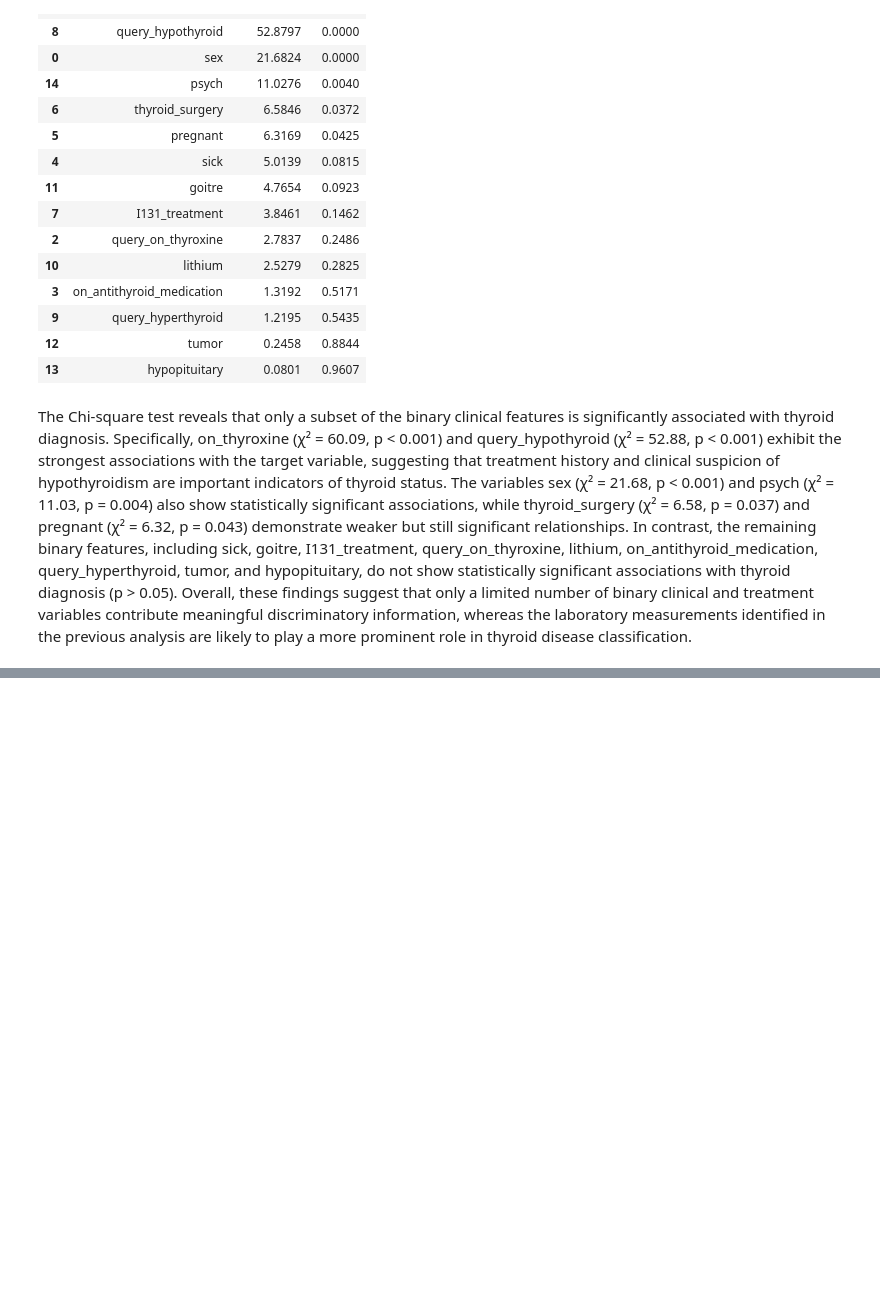
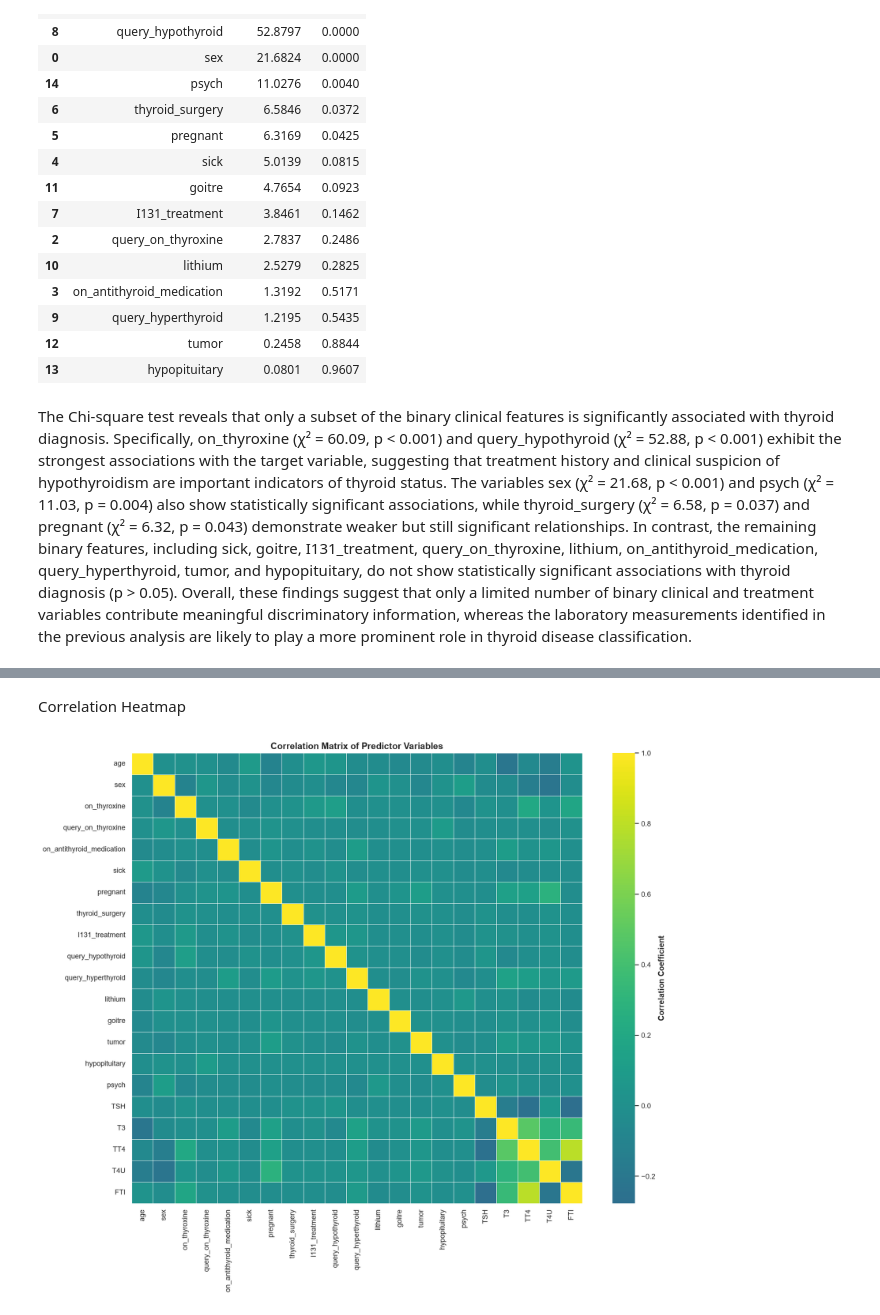
Before and after one commit to byegond-beep/Multi-class-Thyroid-Disease-Classification, a Jupyter notebook: notebook.ipynb, the cells around one changed output, grey strips where cells are left out. Saved outputs shown, nothing was run; the diff lists cells and outputs as text; code cells hidden in the pictures; blank space fills up the shorter version.

```diff
--- a/notebook.ipynb
+++ b/notebook.ipynb
@@ -911,0 +922,7 @@ The Chi-square test reveals that only a subset of the binary clinical features i
+# %%
+# Correlation matrix of all predictor variables
+predictors = df.drop(columns="class")
+
+corr_matrix = predictors.corr()
+
+corr_matrix.round(2)
@@ -911,0 +947,20 @@ The Chi-square test reveals that only a subset of the binary clinical features i
+# %% [markdown]
+Correlation Heatmap
+# %%
+plt.figure(figsize=(15, 12))
+
+sns.heatmap(
+    corr_matrix,
+    cmap="viridis",
+    center=0,
+    square=True,
+    linewidths=0.4,
+    cbar_kws={"label": "Correlation Coefficient"}
+)
+
+plt.title("Correlation Matrix of Predictor Variables")
+
+plt.tight_layout()
+plt.show()
+# %% [output]
+[figure, added]
```
Also changed, not shown: parts of 7 cells of this notebook.
